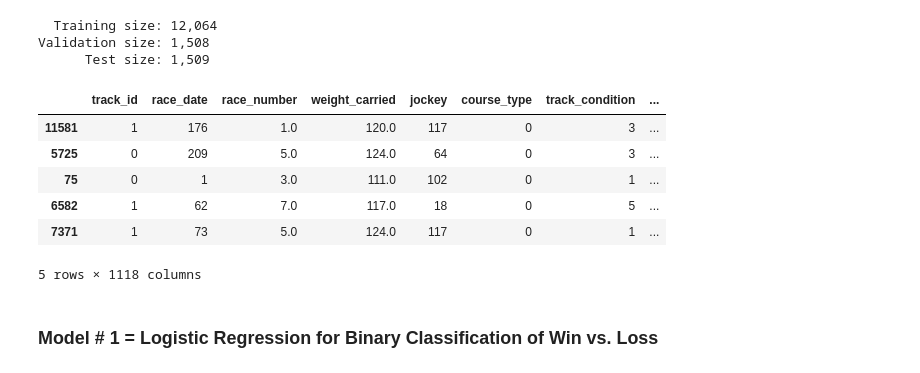
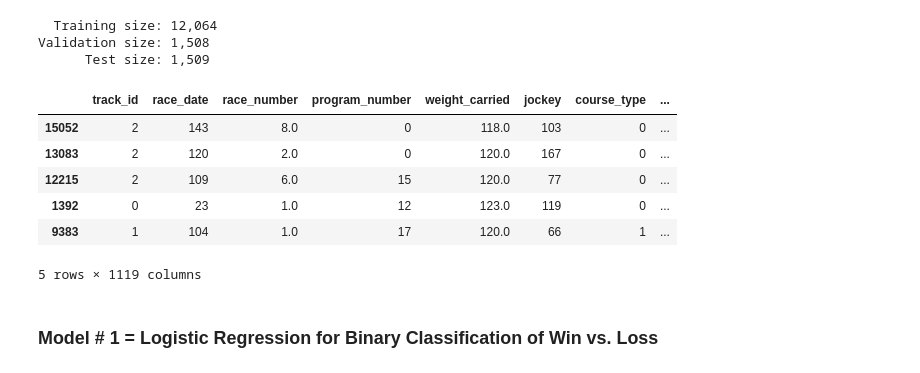
Before and after one commit to Clara-Richter/590-Group-Project, a Jupyter notebook: code/ML_Classification.ipynb, the cells around one changed output. Drawn from its saved outputs; the diff is of its cells as text; code cells hidden in the pictures.

```diff
--- a/code/ML_Classification.ipynb
+++ b/code/ML_Classification.ipynb
@@ -208,7 +208,7 @@ dtype: int64
     - Comments
 # %%
 #### Remove redundance variables
-df = df.drop(columns=['position_at_finish', 'post_time', 'distance_id'])
+df = df.drop(columns=['position_at_finish', 'post_time', 'distance_id', 'seconds_in_race'])
 
 # Convert the race number as string.
 df['race_number'] = df['race_number'].astype('str')
@@ -221,7 +221,7 @@ df['Comments'] = df['Comments'].fillna('None')
 # %%
 ### Encode the categorical variables
 # First, change the type of the specified columns to "category". This will assign a "code" to each unique category value.
-categorical_columns = ["track_id", "race_date", "jockey", "course_type", "track_condition", "race_type", "last_race_track", "winner", "weathertype"]
+categorical_columns = ["track_id", "race_date", "jockey", "course_type", "track_condition", "race_type", "last_race_track", "winner", "program_number", "weathertype"]
 
 for col in categorical_columns:
     df[col] = df[col].astype('category') # Set type to category
@@ -246,9 +246,8 @@ df
 # %%
 ### Convert numerical features to floats
 df = df.astype({'weight_carried':'float','odds':'float', 'run_up_distance':'float', 'purse':'float', 'race_number':'float',
-                                'seconds_in_race':'float','humidity':'float','winner':'float',
-                                'precipcover':'float','precip':'float','temp':'float','maxt':'float','cloudcover':'float',
-                                'snow':'float', "day_since_last_race":'float'})
+                'humidity':'float','winner':'float', 'precipcover':'float','precip':'float','temp':'float','maxt':'float',
+                'cloudcover':'float', 'snow':'float', "day_since_last_race":'float'})
 
 
 df.dtypes
@@ -271,8 +270,8 @@ snow                   float64
 winner                 float64
 dtype: object
 # %%
-### Remove variables we're not using in analysis
-df = df.drop(columns=["Unnamed: 0", "program_number"])
+### Remove extraneous Unnamed:0 column --> we're not using in analysis
+df = df.drop(columns=["Unnamed: 0"])
 # %%
 # Preprocess comments
 res = []
@@ -401,26 +400,26 @@ Validation size: 1,508
 # %%
 # Retrieve the labels for each of the splits.
 y_train = target["winner"].iloc[train_idx]
 y_val = target["winner"].iloc[val_idx]
 y_test = target["winner"].iloc[test_idx]
 
 # Before selecting the inputs, remove autocorrelated columns with 'winner'
-data_text = data_text.drop(columns=["seconds_in_race"])
+#data_text = data_text.drop(columns=["seconds_in_race"])
 
 # Select the inputs for the different splits.
 X_train = data_text.iloc[train_idx]
 X_val = data_text.iloc[val_idx]
 X_test = data_text.iloc[test_idx]
 
 X_train.head()
 # %% [output]
-|  | track_id | race_date | race_number | weight_carried | jockey | course_type | track_condition | ... |
-| 11581 | 1 | 176 | 1.0 | 120.0 | 117 | 0 | 3 | ... |
-| 5725 | 0 | 209 | 5.0 | 124.0 | 64 | 0 | 3 | ... |
-| 75 | 0 | 1 | 3.0 | 111.0 | 102 | 0 | 1 | ... |
-| 6582 | 1 | 62 | 7.0 | 117.0 | 18 | 0 | 5 | ... |
-| 7371 | 1 | 73 | 5.0 | 124.0 | 117 | 0 | 1 | ... |
+|  | track_id | race_date | race_number | program_number | weight_carried | jockey | course_type | ... |
+| 15052 | 2 | 143 | 8.0 | 0 | 118.0 | 103 | 0 | ... |
+| 13083 | 2 | 120 | 2.0 | 0 | 120.0 | 167 | 0 | ... |
+| 12215 | 2 | 109 | 6.0 | 15 | 120.0 | 77 | 0 | ... |
+| 1392 | 0 | 23 | 1.0 | 12 | 123.0 | 119 | 0 | ... |
+| 9383 | 1 | 104 | 1.0 | 17 | 120.0 | 66 | 1 | ... |
-5 rows × 1118 columns
+5 rows × 1119 columns
 # %%
 ## Standardize with StandardScaler()
 
```
Also changed, not shown: parts of 8 cells of this notebook, 1 other file.
